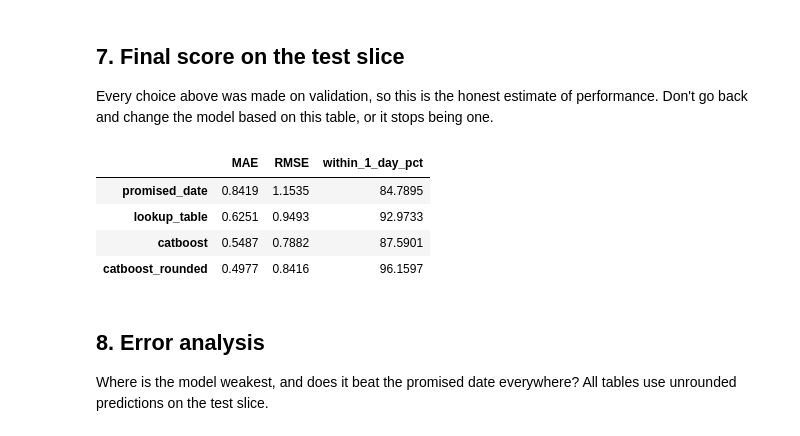
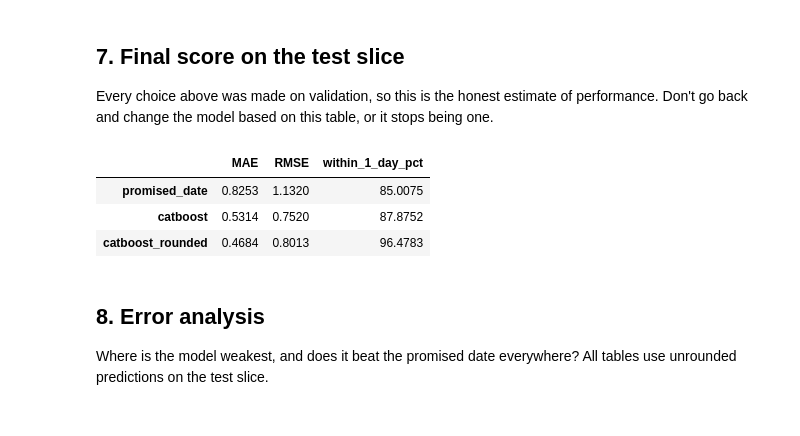
Before and after one commit to Break-Through-Tech/WWEX-1B-delivery-performance-and-smart-carrier-selection-for-multi-carrier-shipping, a Jupyter notebook: notebooks/catboost_transit_time.ipynb, the cells around one changed output. Saved outputs shown, nothing was run; the diff lists cells and outputs as text; code cells hidden in the pictures.

```diff
--- a/notebooks/catboost_transit_time.ipynb
+++ b/notebooks/catboost_transit_time.ipynb
@@ -190,17 +180,15 @@ Every choice above was made on validation, so this is the honest estimate of per
 # %%
 test_results = pd.DataFrame({
     "promised_date": score(test[TARGET], test["promised_days"]),
-    "lookup_table": score(test[TARGET], predict_lookup(test)),
     "catboost": score(test[TARGET], predict_final(test, rounded=False)),
     "catboost_rounded": score(test[TARGET], predict_final(test, rounded=True)),
 }).T
 test_results.round(4)
 # %% [output]
 |  | MAE | RMSE | within_1_day_pct |
-| promised_date | 0.8419 | 1.1535 | 84.7895 |
-| lookup_table | 0.6251 | 0.9493 | 92.9733 |
-| catboost | 0.5487 | 0.7882 | 87.5901 |
-| catboost_rounded | 0.4977 | 0.8416 | 96.1597 |
+| promised_date | 0.8253 | 1.1320 | 85.0075 |
+| catboost | 0.5314 | 0.7520 | 87.8752 |
+| catboost_rounded | 0.4684 | 0.8013 | 96.4783 |
 # %% [markdown]
 ## 8. Error analysis
 
```
Also changed, not shown: parts of 10 cells of this notebook.
